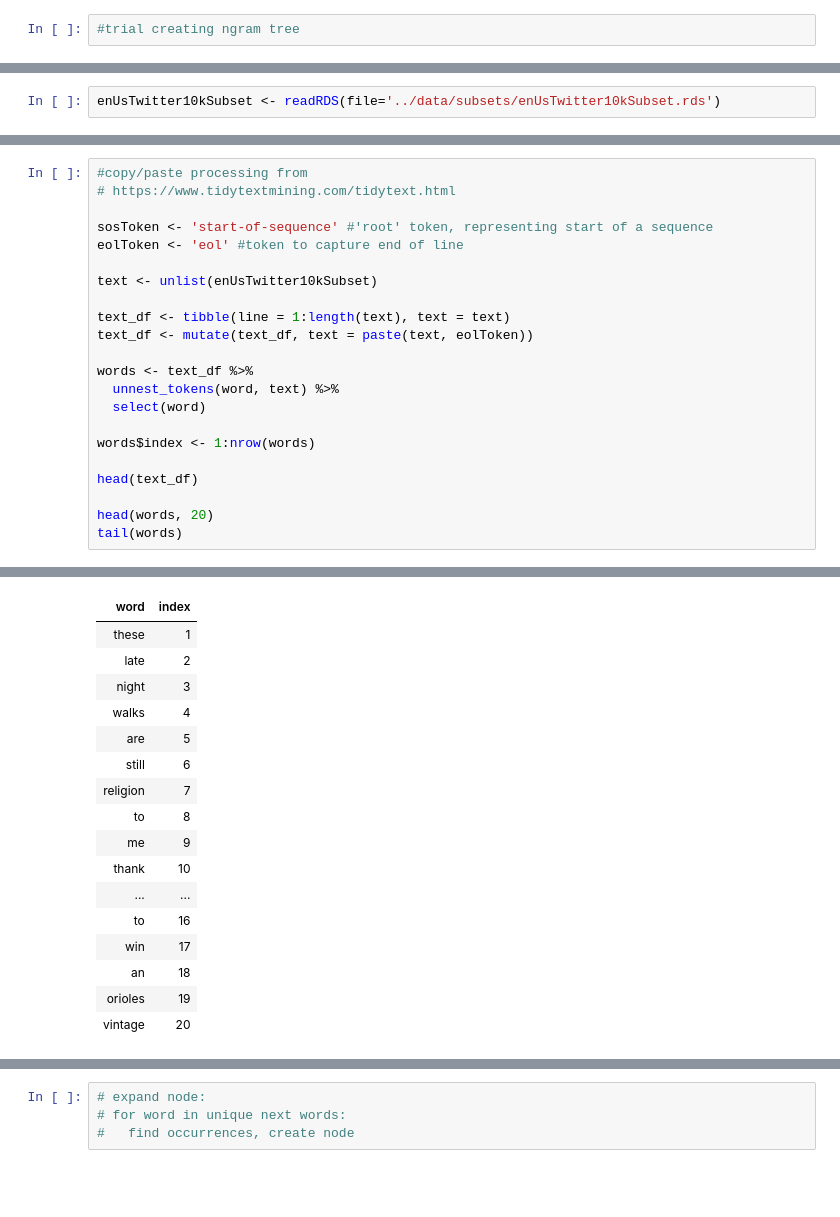
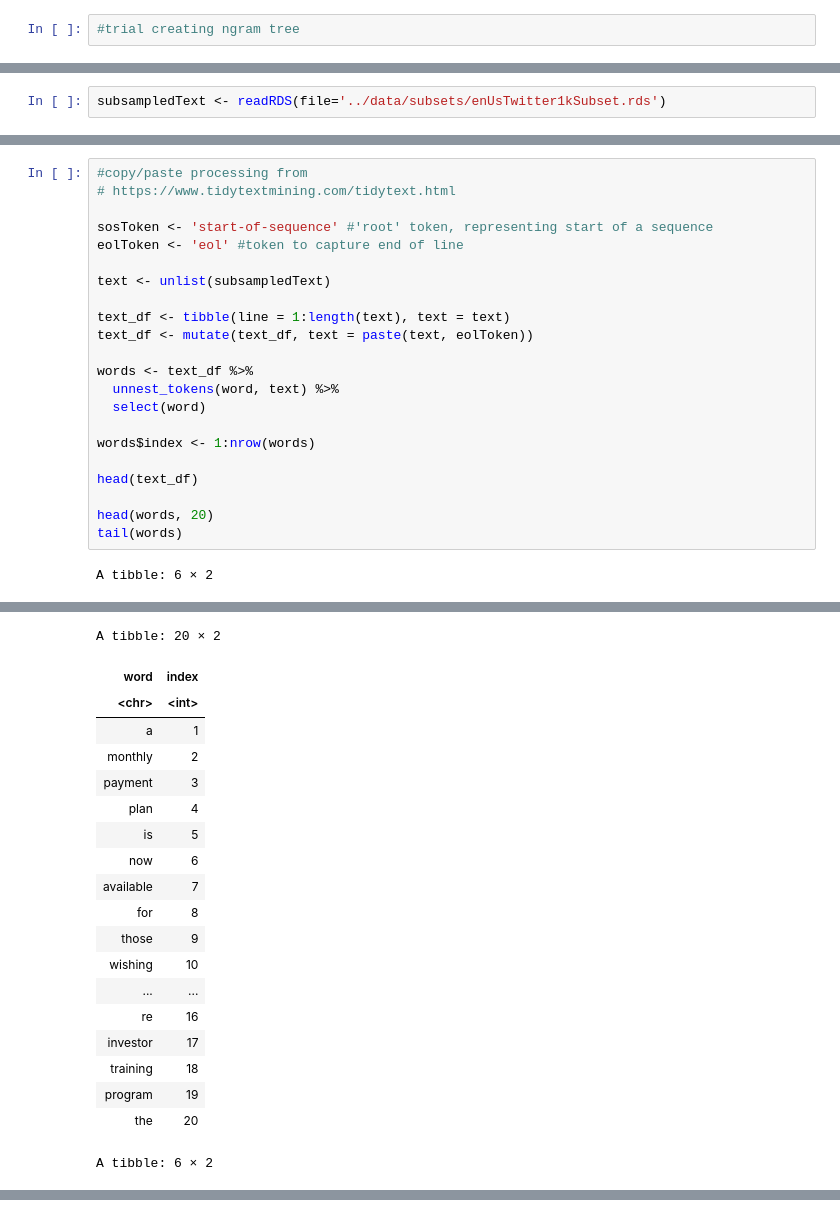
Before and after one commit to tim-fan/coursera_datascience_capstone, a Jupyter notebook: task1_gettingAndCleaningTheData/DiyTree.ipynb, the cells around one changed output, grey strips where cells are left out. Drawn from its saved outputs; the diff is of its cells as text; blank space fills up the shorter version.

```diff
--- a/task1_gettingAndCleaningTheData/DiyTree.ipynb
+++ b/task1_gettingAndCleaningTheData/DiyTree.ipynb
@@ -14,3 +18,3 @@ The following object is masked _by_ ‘.GlobalEnv’:
 # %%
-enUsTwitter10kSubset <- readRDS(file='../data/subsets/enUsTwitter10kSubset.rds')
+subsampledText <- readRDS(file='../data/subsets/enUsTwitter1kSubset.rds')
 # %%
@@ -40,7 +44,7 @@ head(enUsTwitter10kSubset)
 sosToken <- 'start-of-sequence' #'root' token, representing start of a sequence
 eolToken <- 'eol' #token to capture end of line
 
-text <- unlist(enUsTwitter10kSubset)
+text <- unlist(subsampledText)
 
 text_df <- tibble(line = 1:length(text), text = text)
 text_df <- mutate(text_df, text = paste(text, eolToken))
@@ -56,4 +60,5 @@ head(text_df)
 head(words, 20)
 tail(words)
 # %% [output]
+A tibble: 6 × 2
 | line | text |
@@ -66,18 +72,21 @@ tail(words)
+A tibble: 20 × 2
 | word | index |
-| these | 1 |
-| late | 2 |
-| night | 3 |
-| walks | 4 |
-| are | 5 |
-| still | 6 |
-| religion | 7 |
-| to | 8 |
-| me | 9 |
-| thank | 10 |
+| <chr> | <int> |
+| a | 1 |
+| monthly | 2 |
+| payment | 3 |
+| plan | 4 |
+| is | 5 |
+| now | 6 |
+| available | 7 |
+| for | 8 |
+| those | 9 |
+| wishing | 10 |
 | ... | ... |
-| to | 16 |
-| win | 17 |
-| an | 18 |
-| orioles | 19 |
-| vintage | 20 |
+| re | 16 |
+| investor | 17 |
+| training | 18 |
+| program | 19 |
+| the | 20 |
+A tibble: 6 × 2
 | word | index |
@@ -90,5 +100 @@ tail(words)
-# %%
-# expand node:
-# for word in unique next words:
-#   find occurrences, create node
 # %%
```
Also changed, not shown: parts of 16 cells of this notebook, 6 other files.
